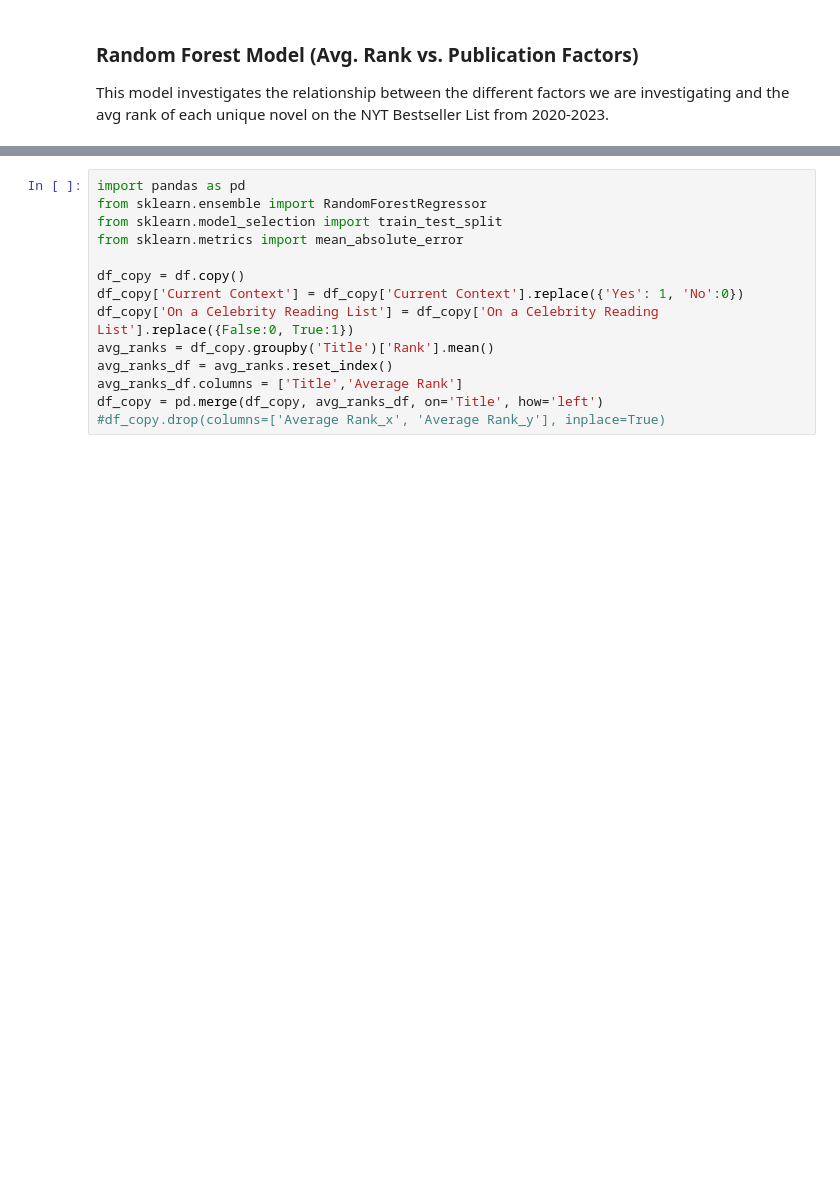
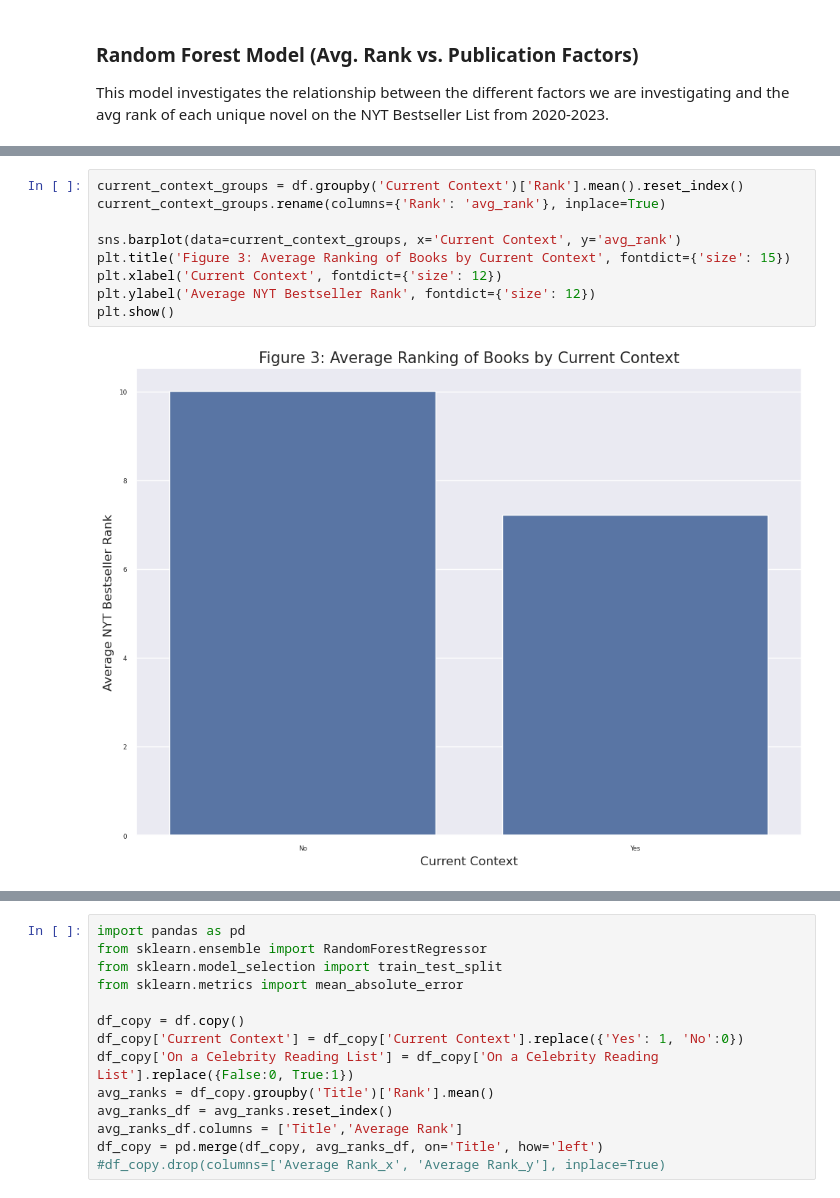
Before and after one commit to satyar2003/cogs-108-project, a Jupyter notebook: FinalProject_Group019-FA24.ipynb, the cells around one changed output, grey strips where cells are left out. Saved outputs shown, nothing was run; the diff lists cells and outputs as text; blank space fills up the shorter version.

```diff
--- a/FinalProject_Group019-FA24.ipynb
+++ b/FinalProject_Group019-FA24.ipynb
@@ -210,0 +265,11 @@ This model investigates the relationship between the different factors we are in
+# %%
+current_context_groups = df.groupby('Current Context')['Rank'].mean().reset_index()
+current_context_groups.rename(columns={'Rank': 'avg_rank'}, inplace=True)
+
+sns.barplot(data=current_context_groups, x='Current Context', y='avg_rank')
+plt.title('Figure 3: Average Ranking of Books by Current Context', fontdict={'size': 15})
+plt.xlabel('Current Context', fontdict={'size': 12})
+plt.ylabel('Average NYT Bestseller Rank', fontdict={'size': 12})
+plt.show()
+# %% [output]
+[figure, added]
```
Also changed, not shown: parts of 51 cells of this notebook.
